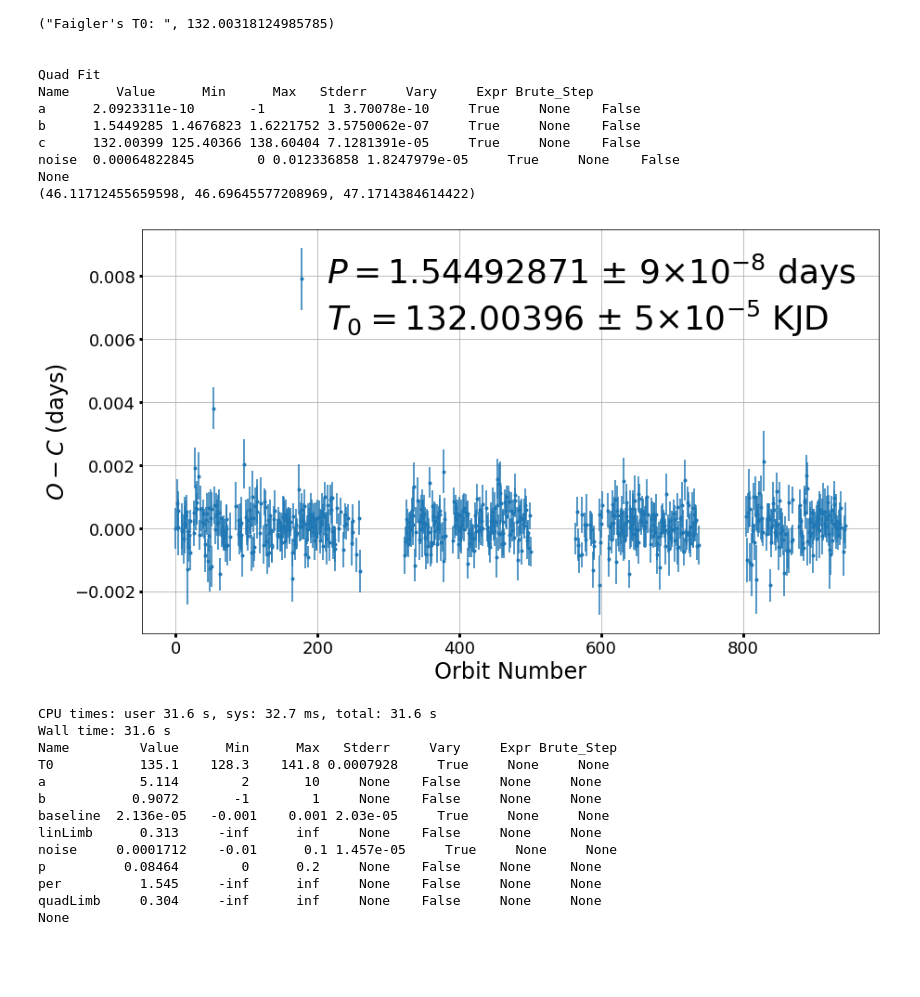
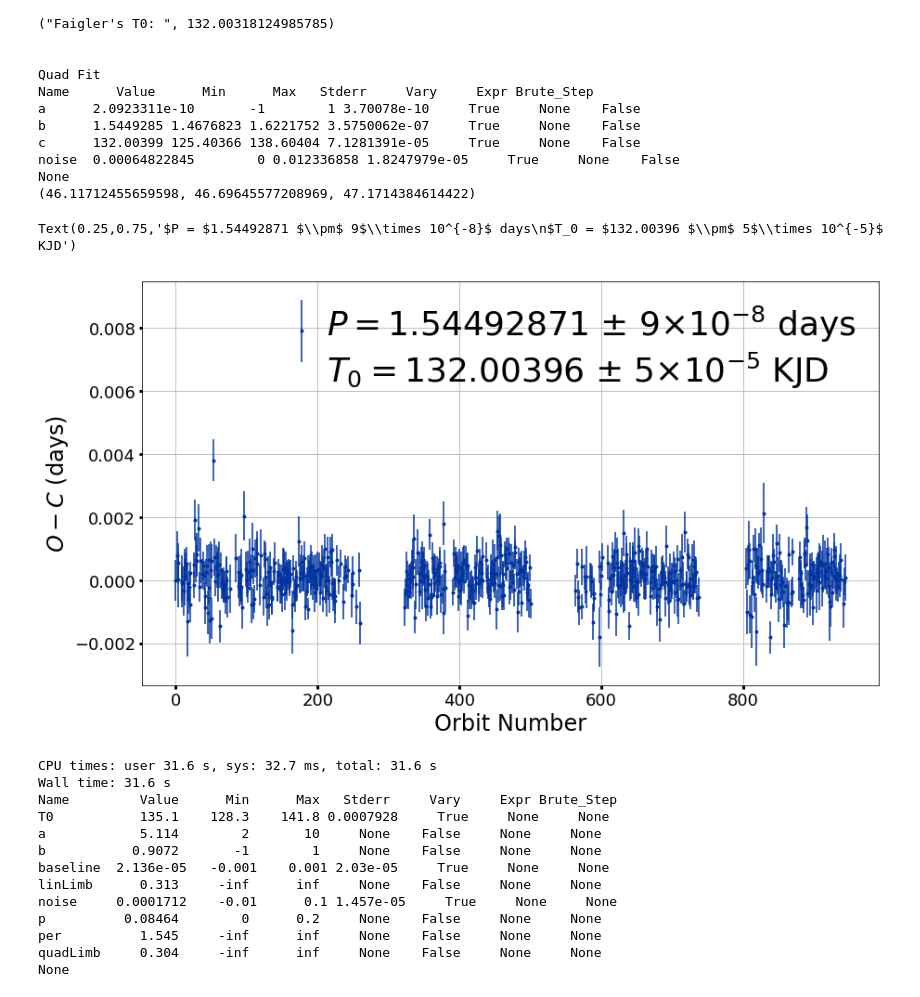
Before and after one commit to BoiseStatePlanetary/Searching-for-Variability-in-Eclipses-in-the-Kepler-Dataset, a Jupyter notebook: code/Analysis_of_Kepler76b.ipynb, the cells around one changed output. Cells and saved outputs as stored; diff of their text form; code cells hidden in the pictures; blank space fills up the shorter version.

Commit message:
Made best-fit to folded transit plot; Updated colors on other plots

```diff
--- a/code/Analysis_of_Kepler76b.ipynb
+++ b/code/Analysis_of_Kepler76b.ipynb
@@ -504,29 +506,30 @@ None
 # %%
 fig = plt.figure(figsize=(aspect_ratio*8, 8))
 ax = fig.add_subplot(111)
 ax.grid(True)
-plt.errorbar(x, y, yerr=yerr, marker='.', ls='')
+plt.errorbar(x, y, yerr=yerr, marker='.', ls='', color=BoiseState_blue)
 
 ax.set_xlabel("Orbit Number", fontsize=24)
 ax.set_ylabel("$O - C$ (days)", fontsize=24)
 ax.tick_params('both', labelsize=18)
 
 period_err_exp = np.floor(np.log10(line_out.params['slope'].stderr))
 period_err_digit = np.floor(line_out.params['slope'].stderr/10**(period_err_exp))
 
 T0_err_exp = np.floor(np.log10(line_out.params['intercept'].stderr))
 T0_err_digit = np.floor(line_out.params['intercept'].stderr/10**(T0_err_exp))
 
 ax.annotate(("$P = $%.8f $\\pm$ %1d$\\times 10^{%d}$ days\n" +\
              "$T_0 = $%.5f $\\pm$ %1d$\\times 10^{%d}$ KJD") %
             (line_out.params['slope'].value, period_err_digit, period_err_exp,
              line_out.params['intercept'].value, T0_err_digit, T0_err_exp),
             xy=(0.9, 0.9), xytext=(0.25, 0.75), xycoords='axes fraction', textcoords='axes fraction',
             fontsize=36, arrowprops=None)
 
 fig.savefig("../TTVs_Analysis_of_Kepler76b.png", dpi=500, bbox_inches='tight')
 # %% [output]
+Text(0.25,0.75,'$P = $1.54492871 $\\pm$ 9$\\times 10^{-8}$ days\n$T_0 = $132.00396 $\\pm$ 5$\\times 10^{-5}$ KJD')
-[figure, old version]
+[figure, new version]
 # %%
 # Check mid-transit time uncertainties using MCMC analysis
 
```
Also changed, not shown: parts of 15 cells of this notebook, 5 other files.
